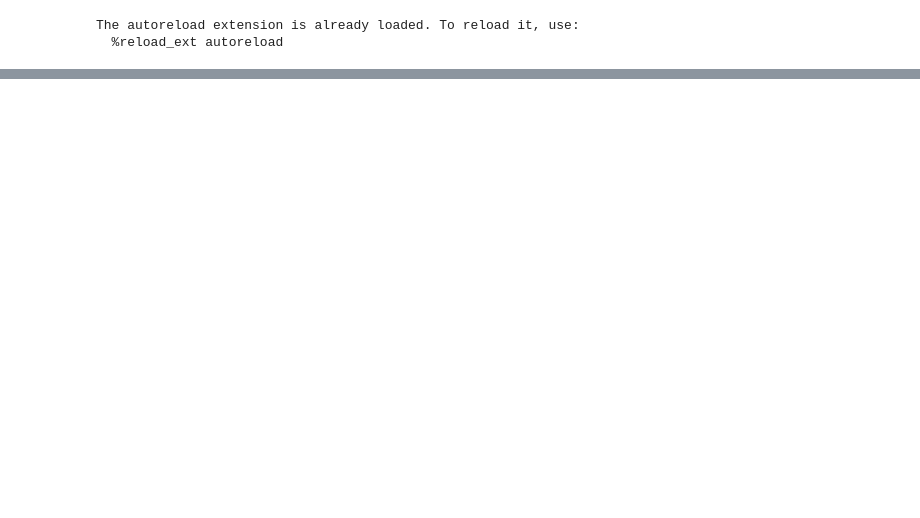
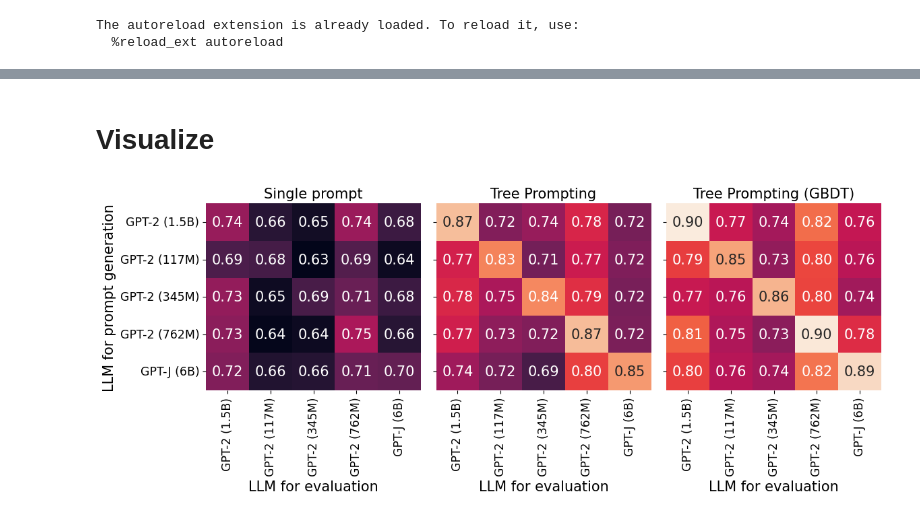
Before and after one commit to csinva/tree-prompt, a Jupyter notebook: notebooks/05_vary_train_test.ipynb, the cells around one changed output, grey strips where cells are left out. Cells and saved outputs as stored; diff of their text form; code cells hidden in the pictures; blank space fills up the shorter version.

```diff
--- a/notebooks/05_vary_train_test.ipynb
+++ b/notebooks/05_vary_train_test.ipynb
@@ -106,2 +93,36 @@ means_all.style.format("{:.2f}").background_gradient(cmap="Blues")
+# %% [markdown]
+# Visualize
+# %%
+order = ["GPT-2 (117M)", "GPT-2 (345M)", "GPT-2 (762M)", "GPT-2 (1.5B)", "GPT-J (6B)"]
+fig, axes = plt.subplots(1, 3, figsize=(12, 5))
+for i, mod_name in enumerate(means["model_name"].unique()):
+    # plt.subplot(1 ,3, i+1)
+    sns.heatmap(
+        means[means["model_name"] == mod_name].pivot_table(
+            index=["checkpoint"], columns="checkpoint_evaluation", values=metric
+        ),
+        vmin=vmin,
+        vmax=vmax,
+        annot=True,
+        ax=axes[i],
+        cbar=False,
+        fmt=".2f",
+        # .loc[order, order]
+        # .style.format("{:.2f}")
+        # .background_gradient(cmap="viridis", axis=None, vmin=vmin, vmax=vmax)
+    )
+    if i > 0:
+        axes[i].set_ylabel("")
+        axes[i].set_yticklabels([])
+    else:
+        axes[i].set_ylabel("LLM for prompt generation")
+    axes[i].set_xlabel("LLM for evaluation")
+    # set ytick fontsize small
+    axes[i].tick_params(which='major', labelsize='small')
+    axes[i].set_title(mod_name.replace('TreePrompt', 'Tree Prompting'), fontsize='medium')
+    # plt.show()
+    plt.savefig('vary_train_test.pdf', bbox_inches='tight')
+# %% [output]
+[figure, added]
 # %%
 mod_name = "single prompt"
```
Also changed, not shown: parts of 7 cells of this notebook, 1 other file.
